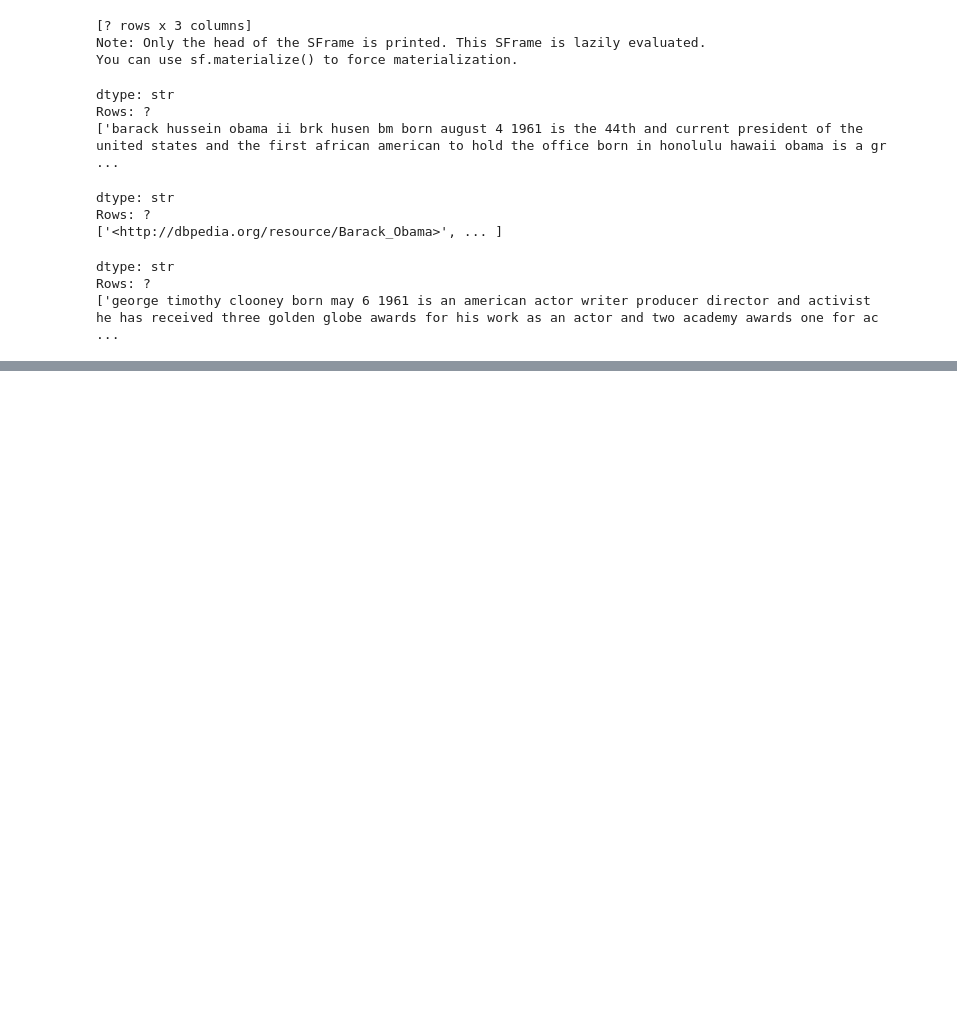
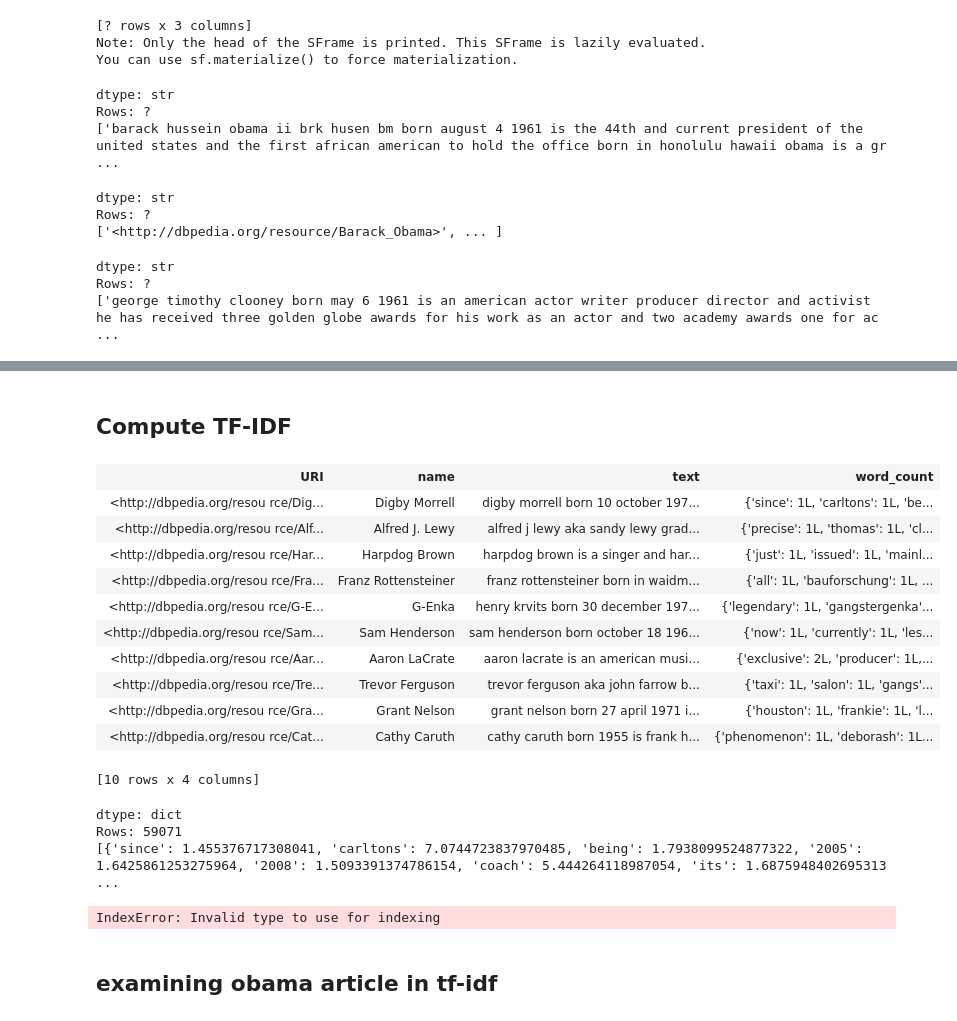
Before and after one commit to Mobusshar/MLWashington1, a Jupyter notebook: Week4.ipynb, the cells around one changed output, grey strips where cells are left out. Saved outputs shown, nothing was run; the diff lists cells and outputs as text; code cells hidden in the pictures; blank space fills up the shorter version.

```diff
--- a/Week4.ipynb
+++ b/Week4.ipynb
@@ -57,0 +117,19 @@ Rows: ?
+# %% [markdown]
+## Compute TF-IDF
+# %%
+people['word_count'] = graphlab.text_analytics.count_words(people['text']) #here we are counting word count for the whole dataset
+# %%
+people.head()
+# %% [output]
+| URI | name | text | word_count |
+| <http://dbpedia.org/resou rce/Dig... | Digby Morrell | digby morrell born 10 october 197... | {'since': 1L, 'carltons': 1L, 'be... |
+| <http://dbpedia.org/resou rce/Alf... | Alfred J. Lewy | alfred j lewy aka sandy lewy grad... | {'precise': 1L, 'thomas': 1L, 'cl... |
+| <http://dbpedia.org/resou rce/Har... | Harpdog Brown | harpdog brown is a singer and har... | {'just': 1L, 'issued': 1L, 'mainl... |
+| <http://dbpedia.org/resou rce/Fra... | Franz Rottensteiner | franz rottensteiner born in waidm... | {'all': 1L, 'bauforschung': 1L, ... |
+| <http://dbpedia.org/resou rce/G-E... | G-Enka | henry krvits born 30 december 197... | {'legendary': 1L, 'gangstergenka'... |
+| <http://dbpedia.org/resou rce/Sam... | Sam Henderson | sam henderson born october 18 196... | {'now': 1L, 'currently': 1L, 'les... |
+| <http://dbpedia.org/resou rce/Aar... | Aaron LaCrate | aaron lacrate is an american musi... | {'exclusive': 2L, 'producer': 1L,... |
+| <http://dbpedia.org/resou rce/Tre... | Trevor Ferguson | trevor ferguson aka john farrow b... | {'taxi': 1L, 'salon': 1L, 'gangs'... |
+| <http://dbpedia.org/resou rce/Gra... | Grant Nelson | grant nelson born 27 april 1971 i... | {'houston': 1L, 'frankie': 1L, 'l... |
+| <http://dbpedia.org/resou rce/Cat... | Cathy Caruth | cathy caruth born 1955 is frank h... | {'phenomenon': 1L, 'deborash': 1L... |
+[10 rows x 4 columns]
@@ -57,0 +138,12 @@ Rows: ?
+# %%
+tfidf
+# %% [output]
+dtype: dict
+Rows: 59071
+[{'since': 1.455376717308041, 'carltons': 7.0744723837970485, 'being': 1.7938099524877322, '2005': 1.6425861253275964, '2008': 1.5093391374786154, 'coach': 5.444264118987054, 'its': 1.6875948402695313 ...
+# %%
+people['tfidf'] = tfidf['dict']
+# %% [output]
+IndexError: Invalid type to use for indexing
+# %% [markdown]
+## examining obama article in tf-idf
```
Also changed, not shown: parts of 12 cells of this notebook.
